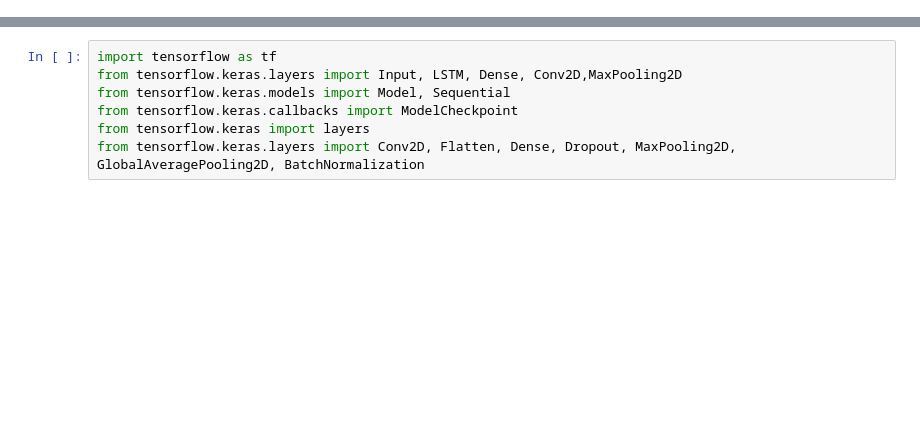
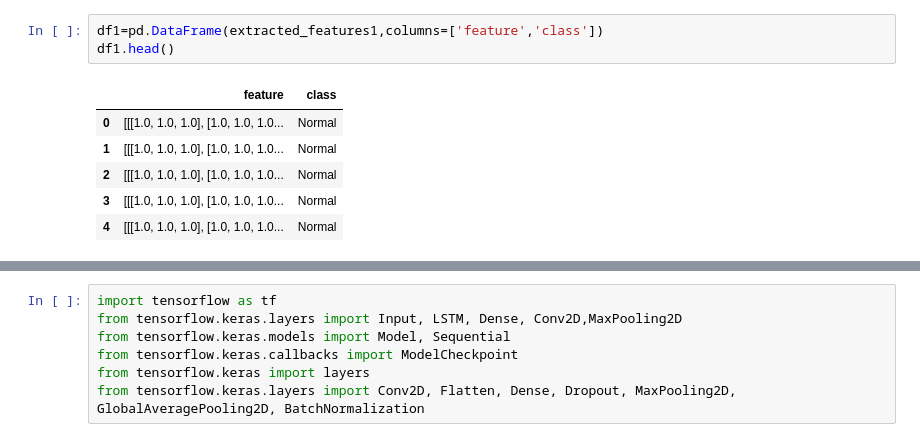
Before and after one commit to RashiquaMunshi/Sound-Of-AI, a Jupyter notebook: Notebooks/HeartSoundClassifier/MobileNetv2.ipynb, the cells around one changed output, grey strips where cells are left out. Saved outputs shown, nothing was run; the diff lists cells and outputs as text; blank space fills up the shorter version.

```diff
--- a/Notebooks/HeartSoundClassifier/heart_mobilenet_spect_valid.ipynb
+++ b/Notebooks/HeartSoundClassifier/MobileNetv2.ipynb
@@ -221,0 +181,10 @@ X_test.shape
+# %%
+df1=pd.DataFrame(extracted_features1,columns=['feature','class'])
+df1.head()
+# %% [output]
+|  | feature | class |
+| 0 | [[[1.0, 1.0, 1.0], [1.0, 1.0, 1.0... | Normal |
+| 1 | [[[1.0, 1.0, 1.0], [1.0, 1.0, 1.0... | Normal |
+| 2 | [[[1.0, 1.0, 1.0], [1.0, 1.0, 1.0... | Normal |
+| 3 | [[[1.0, 1.0, 1.0], [1.0, 1.0, 1.0... | Normal |
+| 4 | [[[1.0, 1.0, 1.0], [1.0, 1.0, 1.0... | Normal |
```
Also changed, not shown: parts of 81 cells of this notebook, 3 other files.
